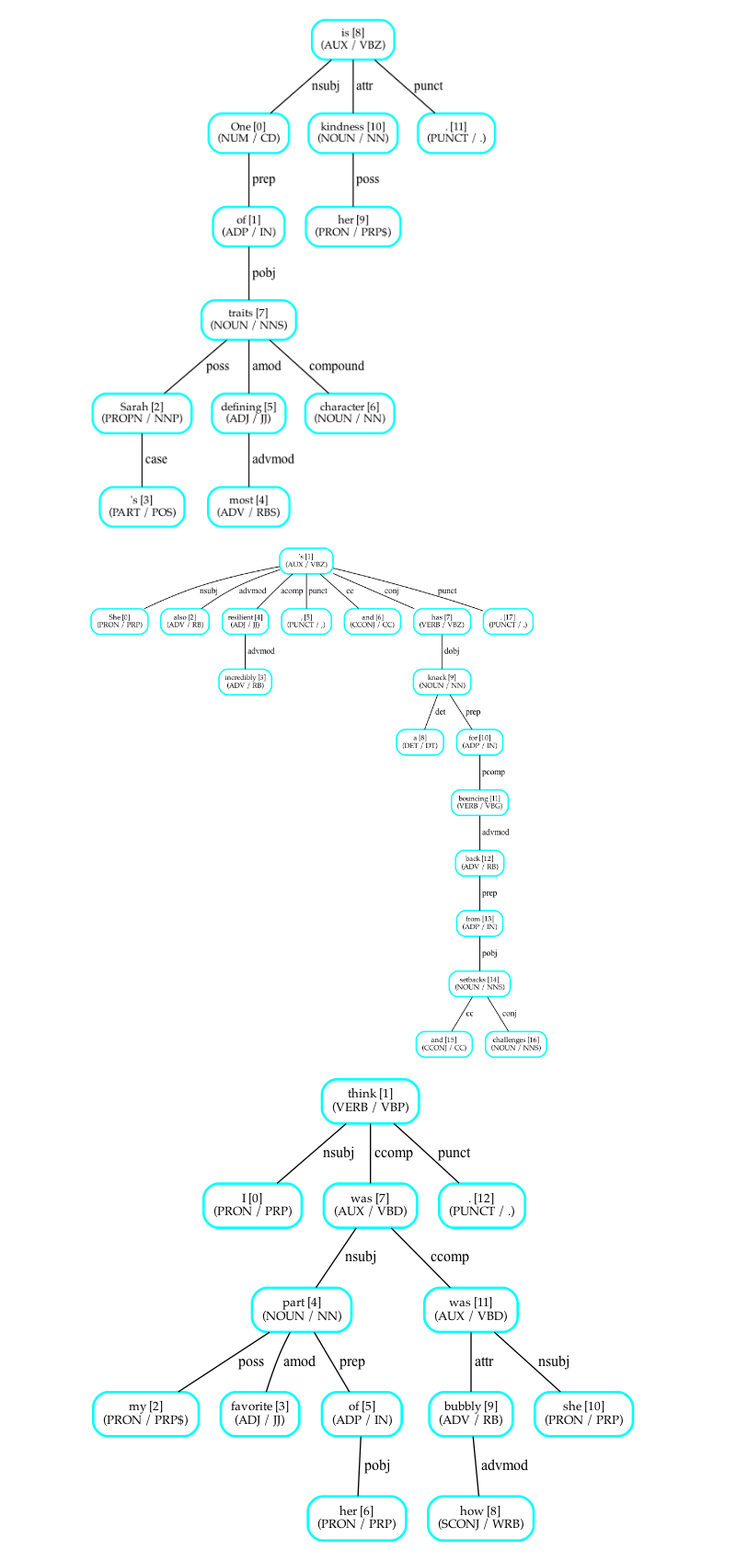
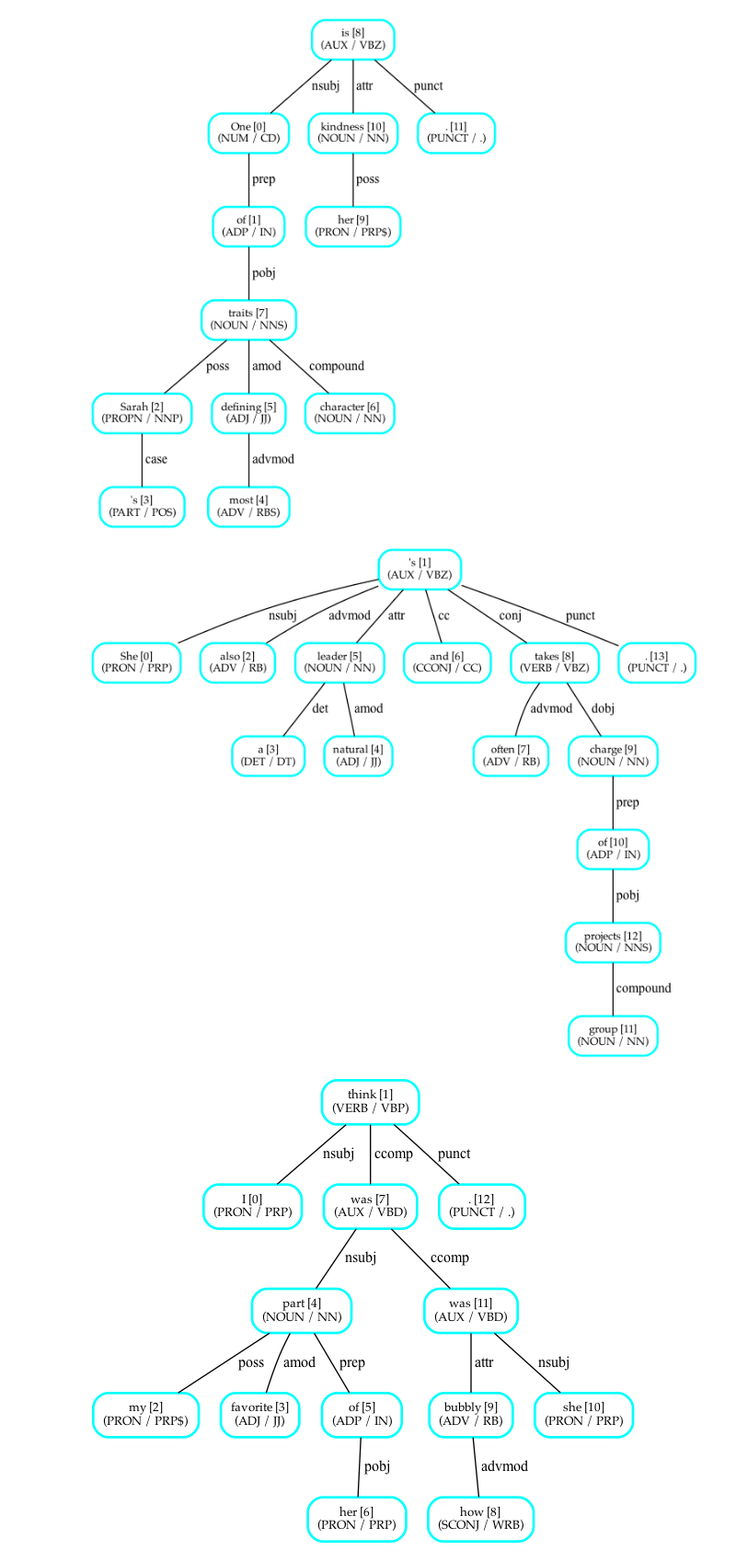
Before and after one commit to vthatte0/SororityProject, a Jupyter notebook: ScratchWork/tree_diagrams.ipynb, the cells around one changed output. Shown at 92% size. Cells and saved outputs as stored; diff of their text form; code cells hidden in the pictures.

```diff
--- a/ScratchWork/tree_diagrams.ipynb
+++ b/ScratchWork/tree_diagrams.ipynb
@@ -320,12 +325,12 @@ display(Image(png))
 # %% [output]
 [figure]
 # %%
-doc = nlp("She's also incredibly resilient, and has a knack for bouncing back from setbacks and challenges.")
+doc = nlp("She's also a natural leader and often takes charge of group projects.")
 
 png = visualise_spacy_tree.create_png(doc)
 display(Image(png))
 # %% [output]
-[figure, old version]
+[figure, new version]
 # %%
 doc = nlp("I think my favorite part of her was how bubbly she was.")
 
```
Also changed, not shown: parts of 2 cells of this notebook, 2 other files.
